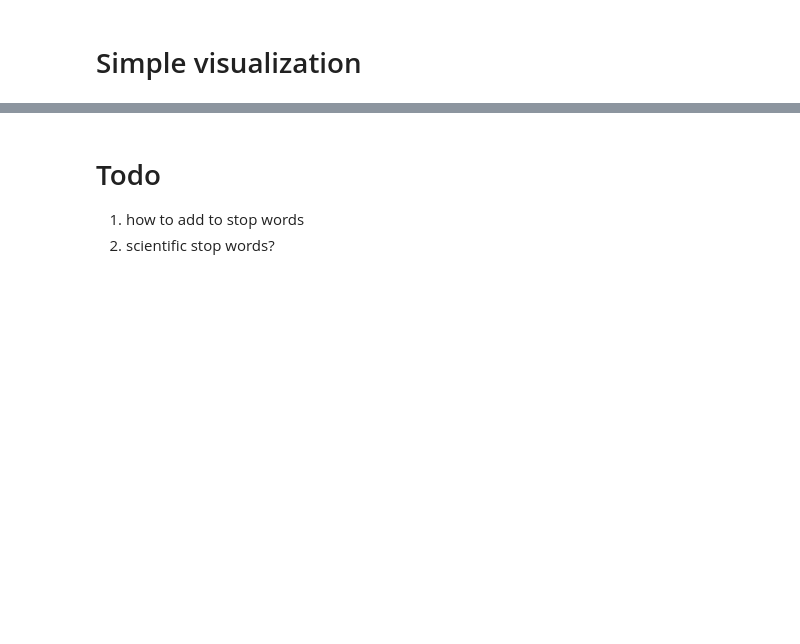
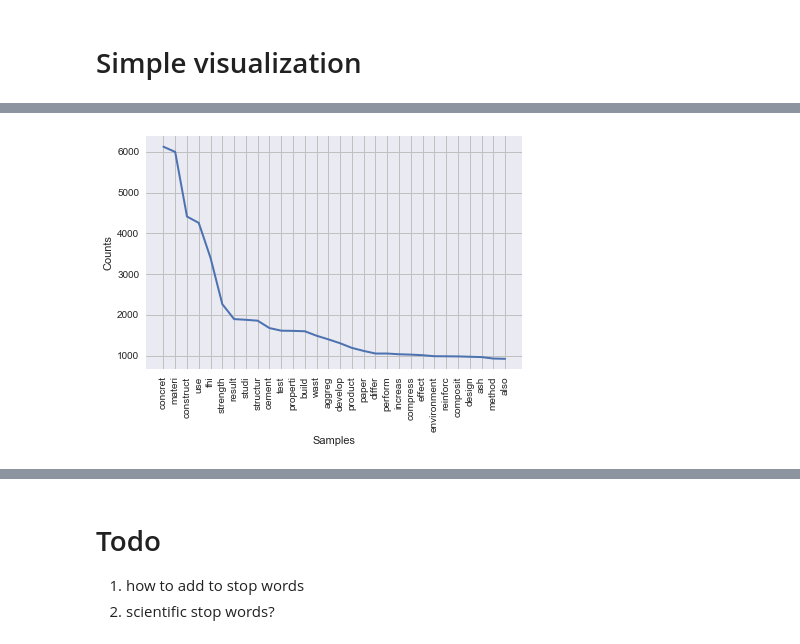
Before and after one commit to dani-lbnl/textxd2018, a Jupyter notebook: code/TextXD-Hackaton.ipynb, the cells around one changed output, grey strips where cells are left out. Cells and saved outputs as stored; diff of their text form; code cells hidden in the pictures; blank space fills up the shorter version.

```diff
--- a/code/TextXD-Hackaton.ipynb
+++ b/code/TextXD-Hackaton.ipynb
@@ -117,0 +132,10 @@ generate_wordcloud(goodTokens)
+# %%
+from nltk import FreqDist
+def graph(f,n=30):
+  tokens = word_tokenize(f)
+  fd = FreqDist(tokens)
+  fd.plot(n,cumulative=False)
+# %%
+graph(goodTokens, 60)
+# %% [output]
+[figure, added]
```
Also changed, not shown: parts of 10 cells of this notebook.
